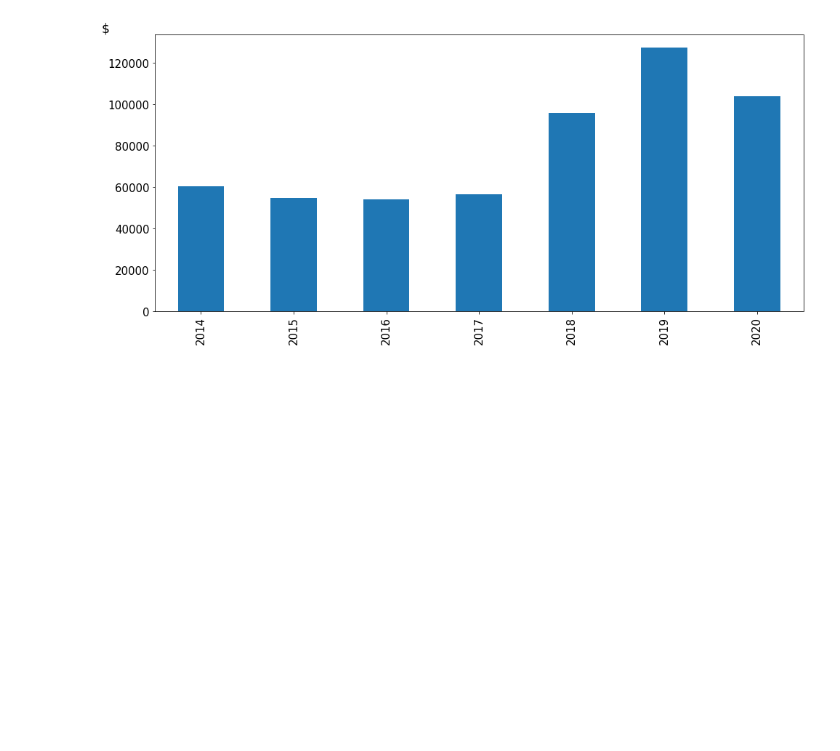
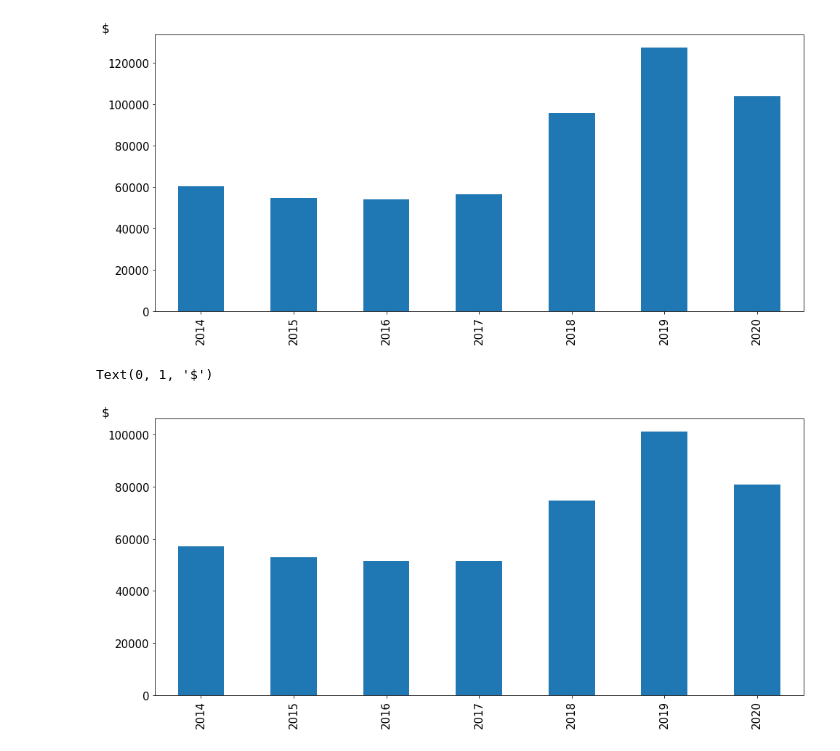
Before and after one commit to unclesyova/DSnanodegree_Project1, a Jupyter notebook: IT_trends.ipynb, the cells around one changed output. Cells and saved outputs as stored; diff of their text form; code cells hidden in the pictures; blank space fills up the shorter version.

```diff
--- a/IT_trends.ipynb
+++ b/IT_trends.ipynb
@@ -233,0 +471,18 @@ dtype: float64
+# %%
+# First approach
+sal2014 = sal2014.map(salary_convertor2014, na_action='ignore').mean()
+sal2015 = sal2015.map(salary_convertor2015, na_action='ignore').mean()
+sal2016 = df2016['salary_midpoint'].mean()
+sal2017 = df2017['Salary'].mean()
+sal2018 = df2018['ConvertedSalary'].mean()
+sal2019 = df2019['ConvertedComp'].mean()
+sal2020 = df2020['ConvertedComp'].mean()
+
+# Second approach
+sal2014_imputed = sal2014_imputed.mean()
+sal2015_imputed = sal2015_imputed.mean()
+sal2016_imputed = sal2016_imputed.mean()
+sal2017_imputed = sal2017_imputed.mean()
+sal2018_imputed = sal2018_imputed.mean()
+sal2019_imputed = sal2019_imputed.mean()
+sal2020_imputed = sal2020_imputed.mean()
@@ -233,0 +492,7 @@ dtype: float64
+# %%
+sal_df = pd.Series([sal2014, sal2015, sal2016, sal2017, sal2018, sal2019, sal2020],
+                   index=[2014, 2015, 2016, 2017, 2018, 2019, 2020])
+
+sal_df_imputed = pd.Series([sal2014_imputed, sal2015_imputed, sal2016_imputed, sal2017_imputed,
+                            sal2018_imputed, sal2019_imputed, sal2020_imputed],
+                          index=[2014, 2015, 2016, 2017, 2018, 2019, 2020])
@@ -237,4 +534,10 @@ ax.set_ylabel(ylabel="$", fontsize='xx-large', position=(0,1), rotation='horizon
 # %% [output]
 Text(0, 1, '$')
 [figure]
+# %%
+ax = sal_df_imputed.plot(kind='bar', figsize=(16,7), fontsize=15)
+ax.set_ylabel(ylabel="$", fontsize='xx-large', position=(0,1), rotation='horizontal')
+# %% [output]
+Text(0, 1, '$')
+[figure, added]
 # %% [markdown]
```
Also changed, not shown: parts of 120 cells of this notebook.
